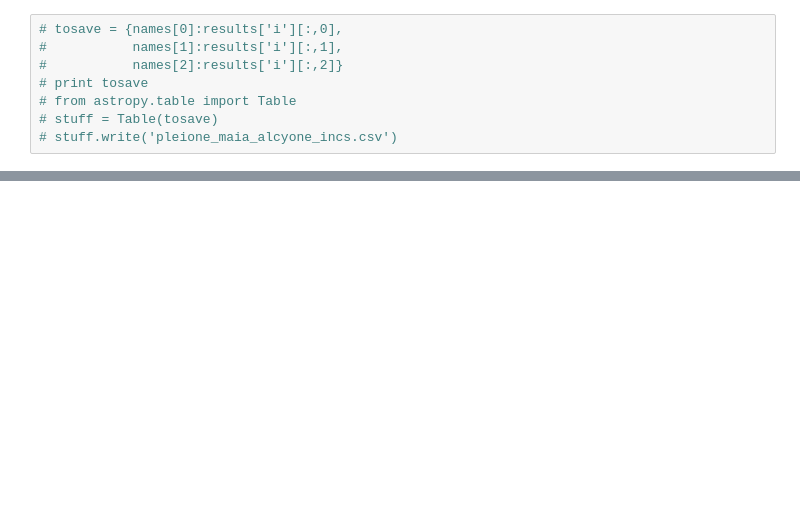
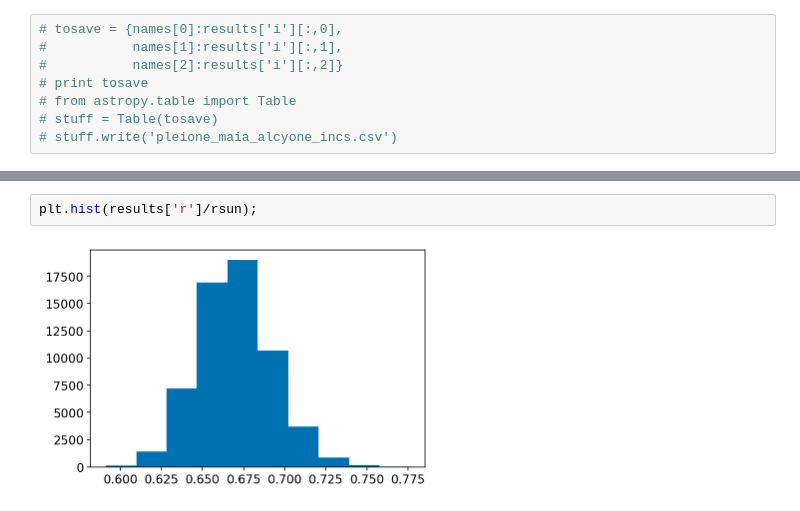
Before and after one commit to benjaminpope/mtv, a Jupyter notebook: notebooks/cr_dra_inclination.ipynb, the cells around one changed output, grey strips where cells are left out. Saved outputs shown, nothing was run; the diff lists cells and outputs as text; blank space fills up the shorter version.

```diff
--- a/notebooks/cr_dra_inclination.ipynb
+++ b/notebooks/cr_dra_inclination.ipynb
@@ -143,0 +152,4 @@ array([0.56028388])
+# %%
+plt.hist(results['r']/rsun);
+# %% [output]
+[figure, added]
```
Also changed, not shown: parts of 9 cells of this notebook, 3 other files.
